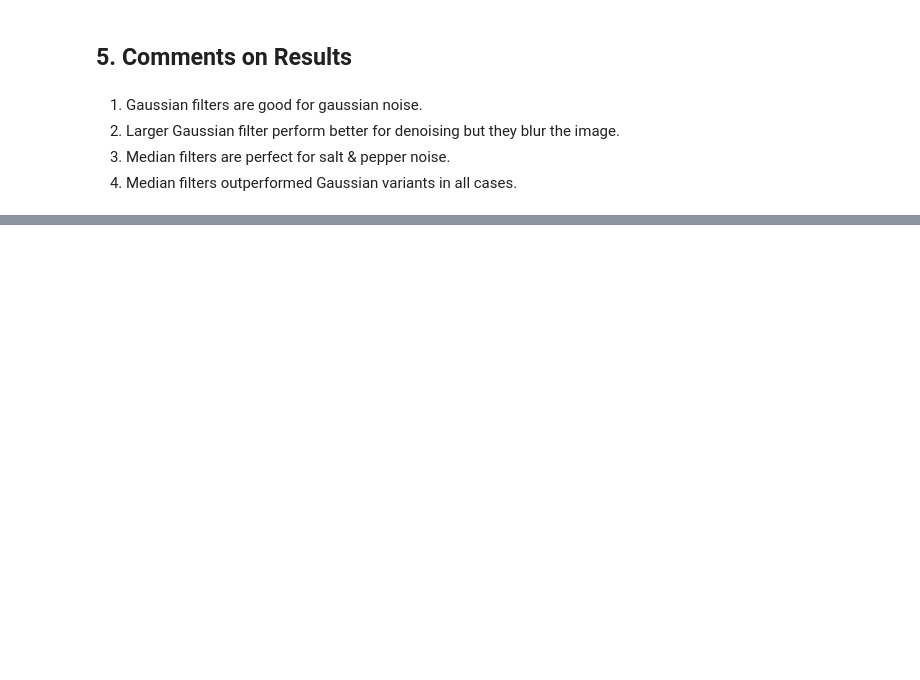
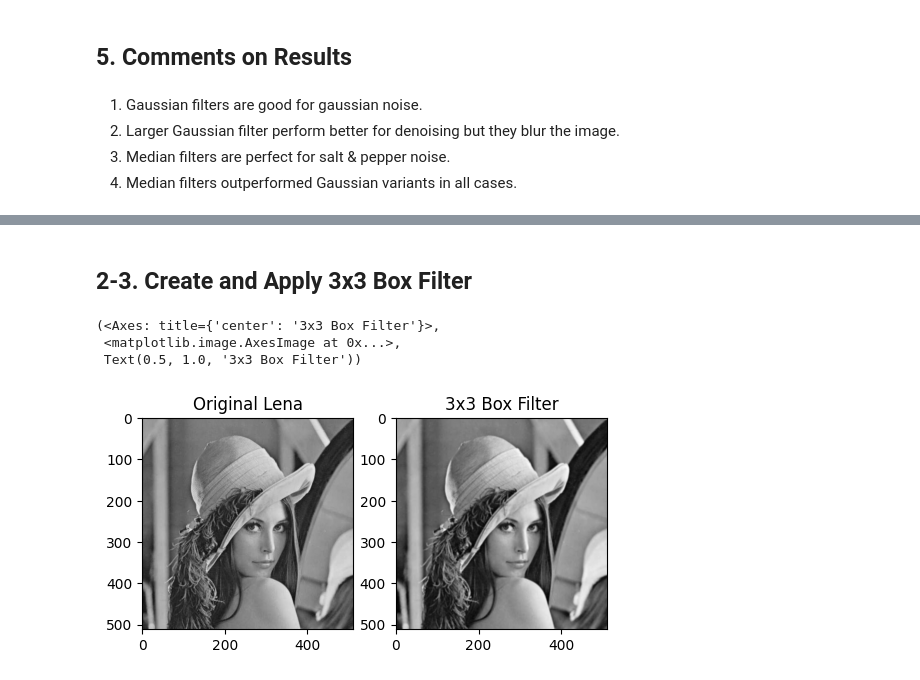
Before and after one commit to makifcevik/python-notebooks, a Jupyter notebook: 403_assignment.ipynb, the cells around one changed output, grey strips where cells are left out. Cells and saved outputs as stored; diff of their text form; code cells hidden in the pictures; blank space fills up the shorter version.

```diff
--- a/403_assignment.ipynb
+++ b/403_assignment.ipynb
@@ -238,0 +255,13 @@ plt.show()
+# %% [markdown]
+## 2-3. Create and Apply 3x3 Box Filter
+# %%
+B3 = np.ones((3,3))/9  # Normalized box filter
+B3Lena = cv2.filter2D(OrigLena, -1, B3) # -1 to match the type of the image
+plt.figure(figsize=(6,3))
+plt.subplot(121), plt.imshow(OrigLena, cmap='gray'), plt.title('Original Lena')
+plt.subplot(122), plt.imshow(B3Lena, cmap='gray'), plt.title('3x3 Box Filter')
+# %% [output]
+(<Axes: title={'center': '3x3 Box Filter'}>,
+ <matplotlib.image.AxesImage at 0x...>,
+ Text(0.5, 1.0, '3x3 Box Filter'))
+[figure, added]
```
Also changed, not shown: parts of 17 cells of this notebook.
